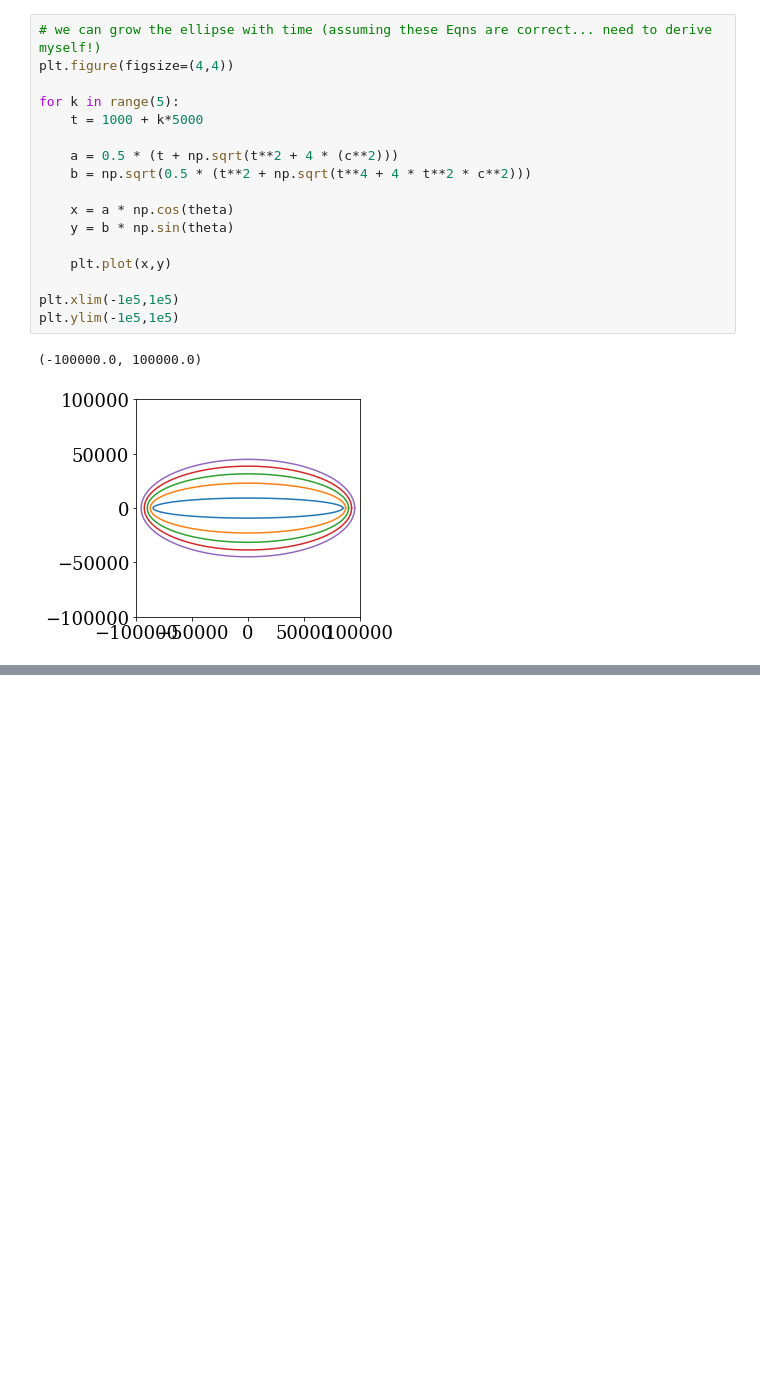
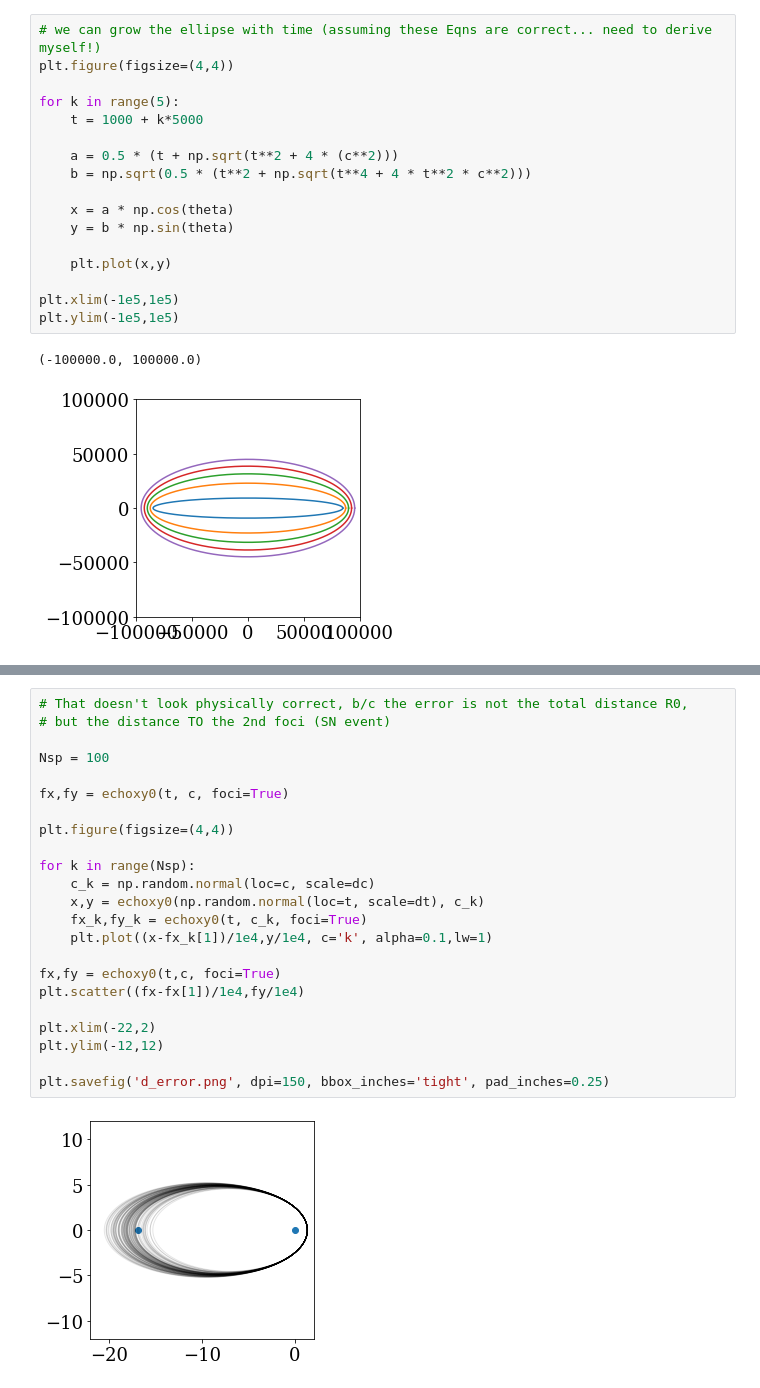
Before and after one commit to jradavenport/daen, a Jupyter notebook: code/SETI_ellipse.ipynb, the cells around one changed output, grey strips where cells are left out. Drawn from its saved outputs; the diff is of its cells as text; blank space fills up the shorter version.

Commit message:
some errors in distance

```diff
--- a/code/SETI_ellipse.ipynb
+++ b/code/SETI_ellipse.ipynb
@@ -118,0 +135,25 @@ plt.ylim(-12,12)
+# %%
+# That doesn't look physically correct, b/c the error is not the total distance R0,
+# but the distance TO the 2nd foci (SN event)
+
+Nsp = 100
+
+fx,fy = echoxy0(t, c, foci=True)
+
+plt.figure(figsize=(4,4))
+
+for k in range(Nsp):
+    c_k = np.random.normal(loc=c, scale=dc)
+    x,y = echoxy0(np.random.normal(loc=t, scale=dt), c_k)
+    fx_k,fy_k = echoxy0(t, c_k, foci=True)
+    plt.plot((x-fx_k[1])/1e4,y/1e4, c='k', alpha=0.1,lw=1)
+
+fx,fy = echoxy0(t,c, foci=True)
+plt.scatter((fx-fx[1])/1e4,fy/1e4)
+
+plt.xlim(-22,2)
+plt.ylim(-12,12)
+
+plt.savefig('d_error.png', dpi=150, bbox_inches='tight', pad_inches=0.25)
+# %% [output]
+[figure, added]
```
Also changed, not shown: parts of 4 cells of this notebook.
